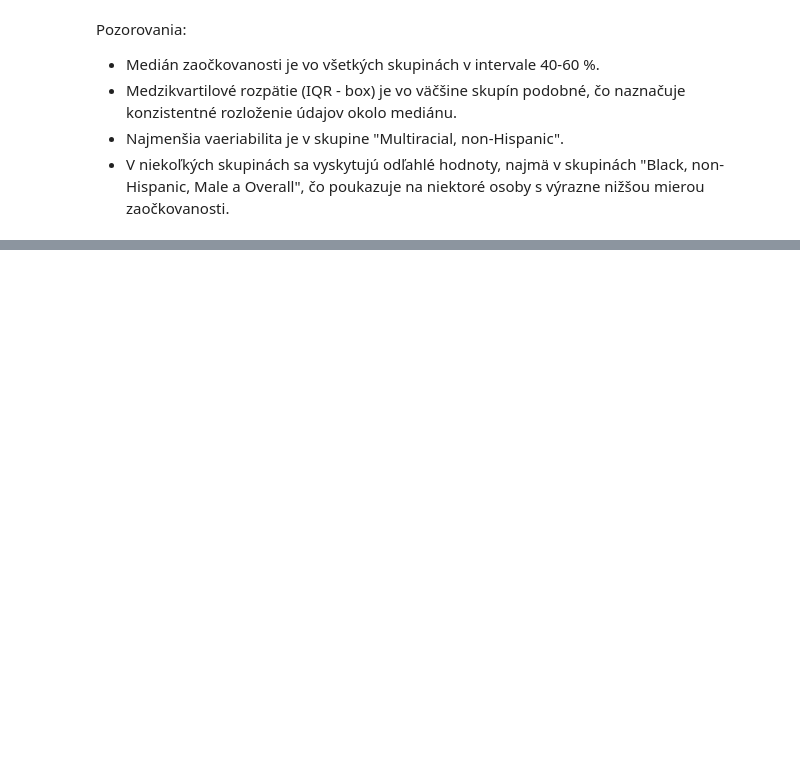
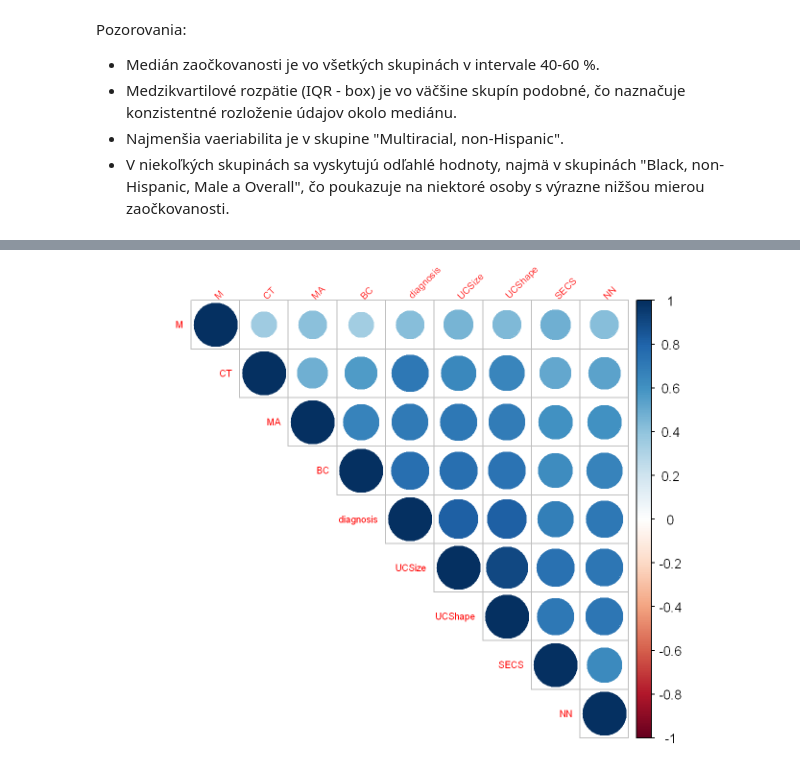
Before and after one commit to fri-linda/SSBU, a Jupyter notebook: t3_cv2/CV2_2_Predspracovanie_udajov_1.ipynb, the cells around one changed output, grey strips where cells are left out. Saved outputs shown, nothing was run; the diff lists cells and outputs as text; code cells hidden in the pictures; blank space fills up the shorter version.

```diff
--- a/t3_cv2/CV2_2_Predspracovanie_udajov_1.ipynb
+++ b/t3_cv2/CV2_2_Predspracovanie_udajov_1.ipynb
@@ -394,0 +837,10 @@ Pozorovania:
+# %%
+library(corrplot)
+
+# create a correlation matrix
+data_bc_matrix <- cor(data_bc)
+
+# create a correlation plot
+corrplot(data_bc_matrix, order="hclust", type='upper',tl.srt = 45, tl.cex = 0.6)
+# %% [output]
+[figure, added]
```
Also changed, not shown: parts of 38 cells of this notebook, 1 other file.
